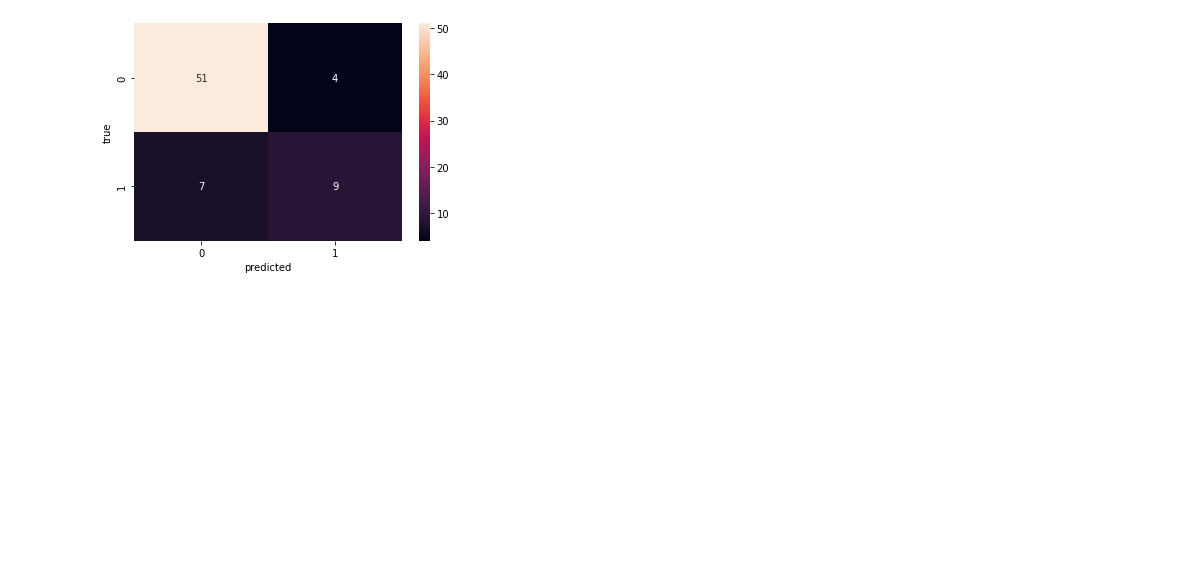
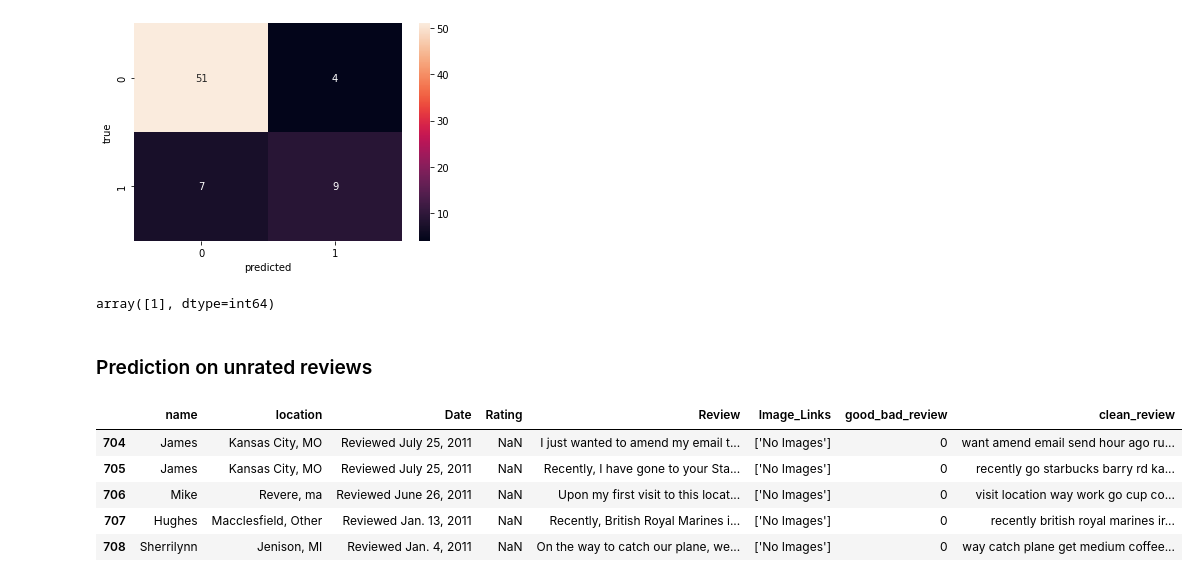
Before and after one commit to ivanamati/NLP.Review_Starbucks_Analysis, a Jupyter notebook: starbucks_review_classifier.ipynb, the cells around one changed output. Drawn from its saved outputs; the diff is of its cells as text; code cells hidden in the pictures; blank space fills up the shorter version.

Commit message:
prediction on ml model

```diff
--- a/starbucks_review_classifier.ipynb
+++ b/starbucks_review_classifier.ipynb
@@ -160,3 +196,20 @@ plt.ylabel('true')
 # %% [output]
 Text(33.0, 0.5, 'true')
 [figure]
+# %%
+clf.predict(["this is some good great text"])
+# %% [output]
+array([1], dtype=int64)
+# %% [markdown]
+### Prediction on unrated reviews
+# %%
+df_null_rating['clean_review'] = df_null_rating.Review.apply(preprocess)
+# %%
+df_null_rating.head()
+# %% [output]
+|  | name | location | Date | Rating | Review | Image_Links | good_bad_review | clean_review |
+| 704 | James | Kansas City, MO | Reviewed July 25, 2011 | NaN | I just wanted to amend my email t... | ['No Images'] | 0 | want amend email send hour ago ru... |
+| 705 | James | Kansas City, MO | Reviewed July 25, 2011 | NaN | Recently, I have gone to your Sta... | ['No Images'] | 0 | recently go starbucks barry rd ka... |
+| 706 | Mike | Revere, ma | Reviewed June 26, 2011 | NaN | Upon my first visit to this locat... | ['No Images'] | 0 | visit location way work go cup co... |
+| 707 | Hughes | Macclesfield, Other | Reviewed Jan. 13, 2011 | NaN | Recently, British Royal Marines i... | ['No Images'] | 0 | recently british royal marines ir... |
+| 708 | Sherrilynn | Jenison, MI | Reviewed Jan. 4, 2011 | NaN | On the way to catch our plane, we... | ['No Images'] | 0 | way catch plane get medium coffee... |
```
Also changed, not shown: parts of 6 cells of this notebook.
